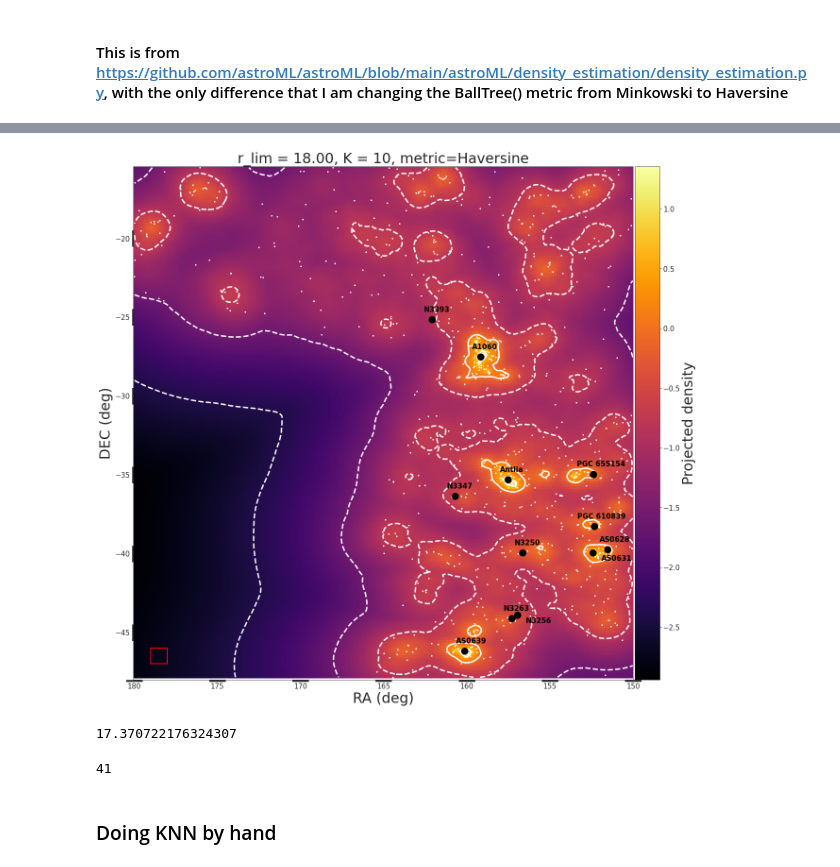
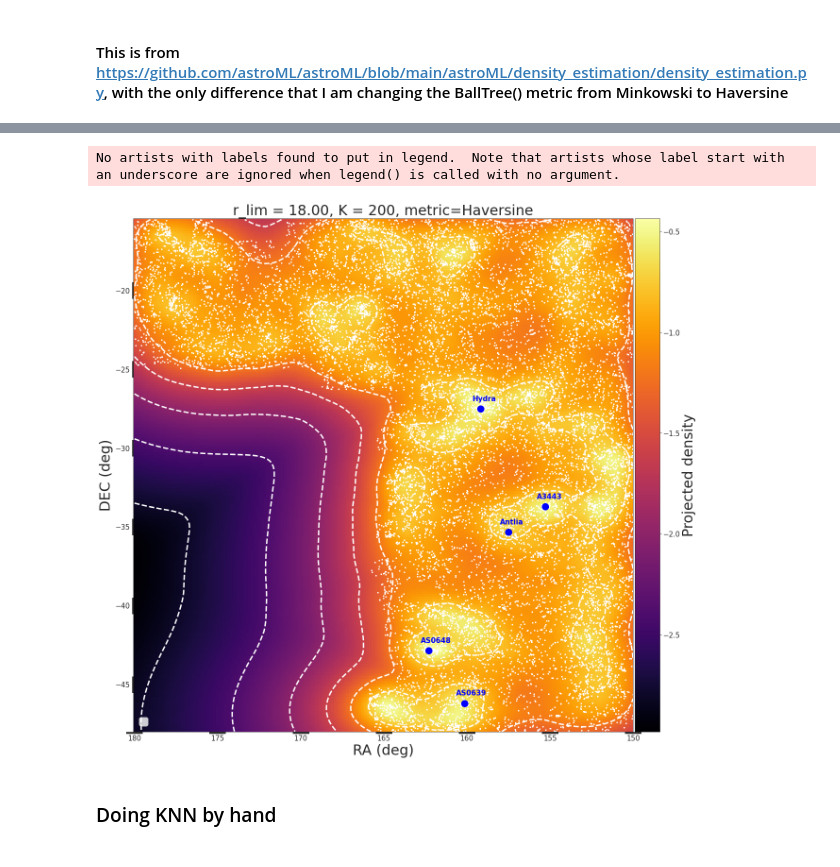
Before and after one commit to elismar2000/Hydra-Centaurus, a Jupyter notebook: hydra-centaurus-KNN-density.ipynb, the cells around one changed output, grey strips where cells are left out. Drawn from its saved outputs; the diff is of its cells as text; code cells hidden in the pictures.

Commit message:
add modifications to hydra-centaurus-KNN-density.ipynb, specially regarding the identification of substructures in the density map

```diff
--- a/hydra-centaurus-KNN-density.ipynb
+++ b/hydra-centaurus-KNN-density.ipynb
@@ -38,6 +35,6 @@ table = pd.read_csv("tables_photometric/Hydra-Centaurus-Gaia-Crossmatch-probgal&
 # %%
-ra = table["RA_2"]
-dec = table["DEC_2"]
+ra = table["RA"]
+dec = table["DEC"]
 probgal = table["PROB_GAL"]
 zml = table["zml"]
 rpetro = table["r_petro"]
@@ -49,10 +46,8 @@ ra_min = 150
 dec_min = -48
 dec_max = -15
 
-mask = (rpetro < mlim) & (zml > 0.005) & (zml < 0.03) & (ra < ra_max) & (ra
-                    > ra_min) & (dec > dec_min) & (dec < dec_max)
-
-mask_s = (ra_s < ra_max) & (ra_s > ra_min) & (z_s < 0.05) & (dec_s > dec_min) & (dec_s < dec_max)
+#I used to use the cut in photo-z as (zml > 0.005) & (zml < 0.03)
+mask = (rpetro < mlim) & (ra < ra_max) & (ra > ra_min) & (dec > dec_min) & (dec < dec_max)
 # %% [markdown]
 ### Use KNN to estimate the density
 # %%
@@ -186,6 +181,6 @@ def knn2D(x, y, K, xbins=200j, ybins=200j, **kwargs):
     z = knd.eval(xy_sample)
     return xx, yy, np.reshape(z, xx.shape)
 # %%
-K = 10
+K = 200
 xx, yy, zz = knn2D(x, y, K=K, xbins=xbins, ybins=ybins)
 # %%
@@ -212,3 +196,11 @@ name_gal2 = gal_name[mask_mags][np.argwhere(mags_float == np.sort(mags_float[mas
+# %%
+cl_names_mem = np.array(["Hydra", "Antlia", "AS0648", "AS0639", "A3443"])
+cl_ra_mem = np.array([159.17417, 157.51461, 162.2862, 160.14115, 155.28746])
+cl_dec_mem = np.array([-27.52444, -35.32341, -42.84817, -46.19478, -33.71903])
+cl_z_mem = np.array([0.012, 0.009767, 0.057987, 0.0211, 0.0758])
+cl_radii_mem = np.array([1.5744, 0.5, 0.5, 0.5, 0.5]) #deg
+cl_radii_mem_kpc = np.array([1372, 800, 800, 800, 800]) #kpc
+cl_id_mem = np.array([0, 1, 2, 3, 4])
 # %%
 from mpl_toolkits.axes_grid1 import make_axes_locatable
 
@@ -216,48 +208,45 @@ conversion_factor = np.rad2deg(1)**2 * K
 
 fontsize = 30
 labelsize = 15
 
 fig = plt.figure(figsize=(20, 20))
 ax = fig.add_subplot(111)
 sc1 = ax.pcolormesh(np.rad2deg(xx), np.rad2deg(yy), np.log10(zz/conversion_factor), cmap='inferno')
 ax.contour(np.rad2deg(xx), np.rad2deg(yy), np.log10(zz/conversion_factor), colors='white', levels=6, extend='min', linewidths=3)
 ax.scatter(np.rad2deg(x), np.rad2deg(y), s=5, color='white')
 ax.set_ylabel("DEC (deg)", fontsize=fontsize)
 ax.set_xlabel("RA (deg)", fontsize=fontsize)
 ax.set_title("r_lim = {:.2f}, K = {:1d}, metric=Haversine".format(mlim, K), fontsize=fontsize)
 
-# sc2 = ax.scatter(x=ra_b[mask_mags], y=dec_b[mask_mags], s=60, marker="o", c=mags_float[mask_mags], cmap="cool")
-
 divider = make_axes_locatable(ax)
 cax1 = divider.append_axes('right', size='5%', pad=0.05)
 cbar = fig.colorbar(sc1, cax=cax1, orientation='vertical')
 cbar.set_label(label="Projected density", fontsize=fontsize)
 cbar.ax.tick_params(labelsize=labelsize)
 
-# ax.legend(fontsize=fontsize*0.8)
+ax.legend(fontsize=fontsize*0.8)
 ax.xaxis.set_tick_params(labelsize=labelsize, width=35)
 ax.yaxis.set_tick_params(labelsize=labelsize, width=35)
 
 dx = 0.5
-for ra_i, dec_i, text in zip(cl_ras[mask], cl_decs[mask], cl_names[mask]):
-    ax.scatter(ra_i, dec_i, marker='o', s = 200, color="black", zorder=3)
-    if (text == "N3256") | (text == "AS0631"):
-        ax.text(ra_i-dx, dec_i-dx, s=text, fontsize=labelsize, fontweight='bold', color='black', zorder=4)
-    else:
-        ax.text(ra_i+dx, dec_i+dx, s=text, fontsize=labelsize, fontweight='bold', color='black', zorder=4)
+# for ra_i, dec_i, text in zip(cl_ras[mask], cl_decs[mask], cl_names[mask]):
+#     ax.scatter(ra_i, dec_i, marker='o', s = 200, color="black", zorder=3)
+#     if (text == "N3256") | (text == "AS0631"):
+#         ax.text(ra_i-dx, dec_i-dx, s=text, fontsize=labelsize, fontweight='bold', color='black', zorder=4)
+#     else:
+#         ax.text(ra_i+dx, dec_i+dx, s=text, fontsize=labelsize, fontweight='bold', color='black', zorder=4)
 
-ax.scatter(ra_gal1, dec_gal1, marker='o', s = 200, color="black", zorder=3)
-ax.text(ra_gal1+2*dx, dec_gal1+dx, s="PGC 610839", fontsize=labelsize, fontweight='bold', color='black', zorder=4)
+for ra_i, dec_i, text in zip(cl_ra_mem, cl_dec_mem, cl_names_mem):
+    ax.scatter(ra_i, dec_i, marker='o', s = 200, color="blue", zorder=3)
+    ax.text(ra_i+dx, dec_i+dx, s=text, fontsize=labelsize, fontweight='bold', color='blue', zorder=4)
 
-ax.scatter(ra_gal2, dec_gal2, marker='o', s = 200, color="black", zorder=3)
-ax.text(ra_gal2+2*dx, dec_gal2+dx, s="PGC 655154", fontsize=labelsize, fontweight='bold', color='black', zorder=4)
-
-rect = patches.Rectangle((178, -47), 1, 1, linewidth=2, edgecolor='r', facecolor='none')
-ax.add_patch(rect)
-
+# for ra_i, dec_i, text in zip(ra_cl[mask_cl], dec_cl[mask_cl], cl_name[mask_cl]):
+#     ax.scatter(ra_i, dec_i, marker='o', s = 200, color="black", zorder=3)
+#     ax.text(ra_i+dx, dec_i+dx, s=text, fontsize=labelsize, fontweight='bold', color='black', zorder=4)
 
 ax.set_ylim(-48)
 ax.set_xlim(150)
 ax.invert_xaxis()
 # %% [output]
+No artists with labels found to put in legend.  Note that artists whose label start with an underscore are ignored when legend() is called with no argument.
-[figure, old version]
+[figure, new version]
@@ -266,23 +253,3 @@ i = np.argwhere(zz == np.sort(zz.flatten())[-5])
-# %%
-np.sort(zz.flatten())[-5] / conversion_factor
-# %% [output]
-17.370722176324307
-# %%
-# ra_0 = np.deg2rad(159.17)
-# dec_0 = np.deg2rad(-27.524)
-
-ra_0 = xx[i[0][0], i[0][1]]
-dec_0 = yy[i[0][0], i[0][1]]
-
-radius = np.deg2rad(0.56)
-
-distances_i = haversine(ra_0, dec_0, x, y)
-circle_i = (distances_i < radius)
-n_i = np.sum(circle_i)
-
-print(n_i)
-# %% [output]
-41
 # %% [markdown]
 ### Doing KNN by hand
 # %%
```
Also changed, not shown: parts of 31 cells of this notebook.
